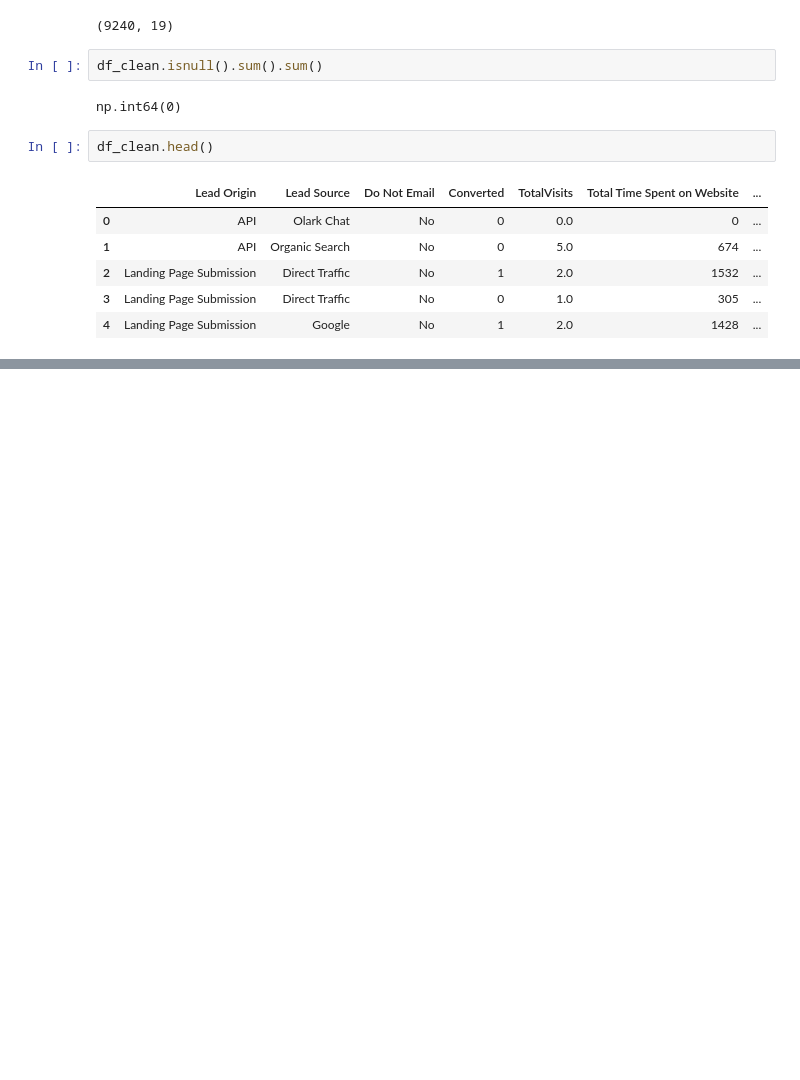
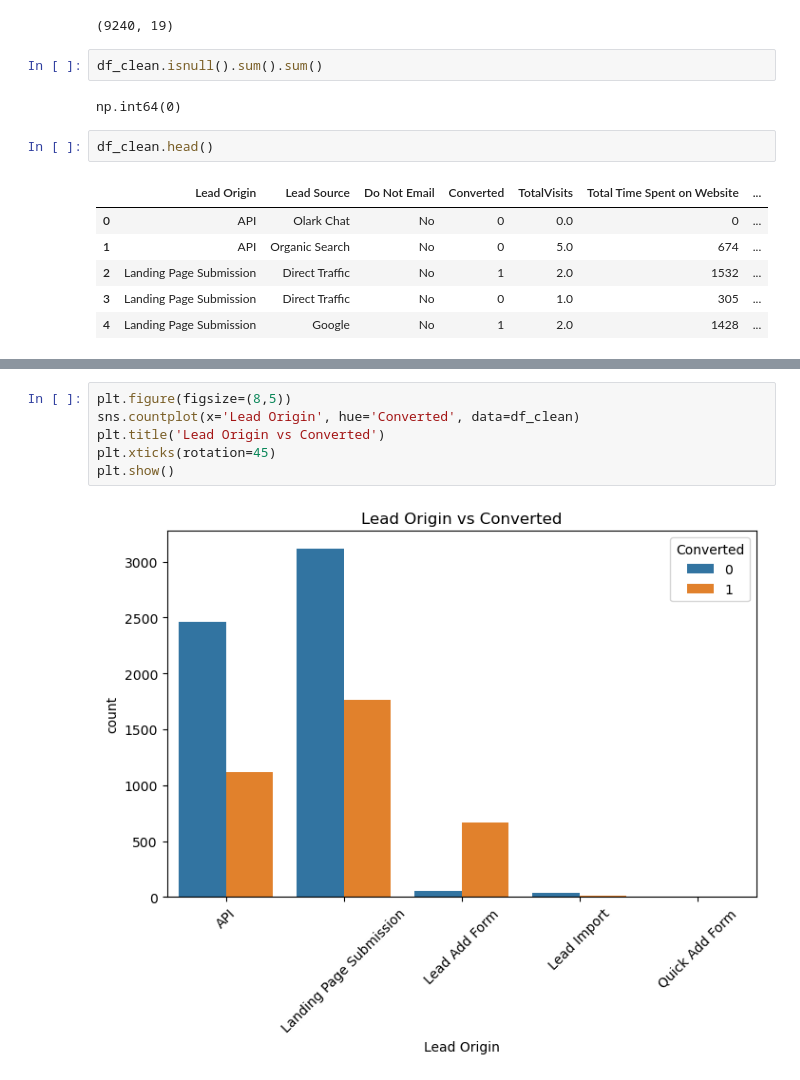
Before and after one commit to rubabrafique07/lead-scoring-system, a Jupyter notebook: notebook/lead_socre_eda.ipynb, the cells around one changed output, grey strips where cells are left out. Cells and saved outputs as stored; diff of their text form; blank space fills up the shorter version.

```diff
--- a/notebook/lead_socre_eda.ipynb
+++ b/notebook/lead_socre_eda.ipynb
@@ -261,0 +284,8 @@ df_clean.head()
+# %%
+plt.figure(figsize=(8,5))
+sns.countplot(x='Lead Origin', hue='Converted', data=df_clean)
+plt.title('Lead Origin vs Converted')
+plt.xticks(rotation=45)
+plt.show()
+# %% [output]
+[figure, added]
```
Also changed, not shown: parts of 29 cells of this notebook.
